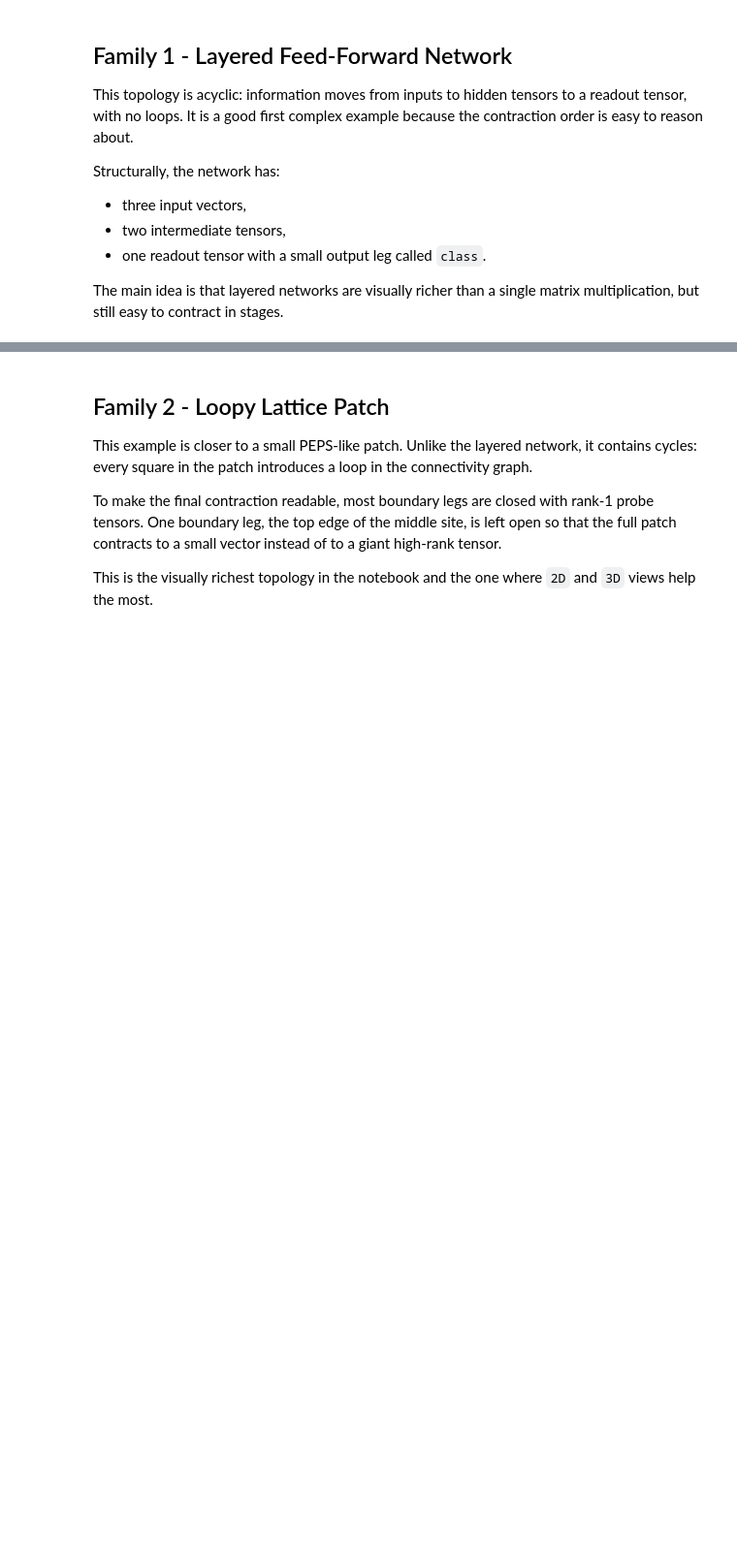
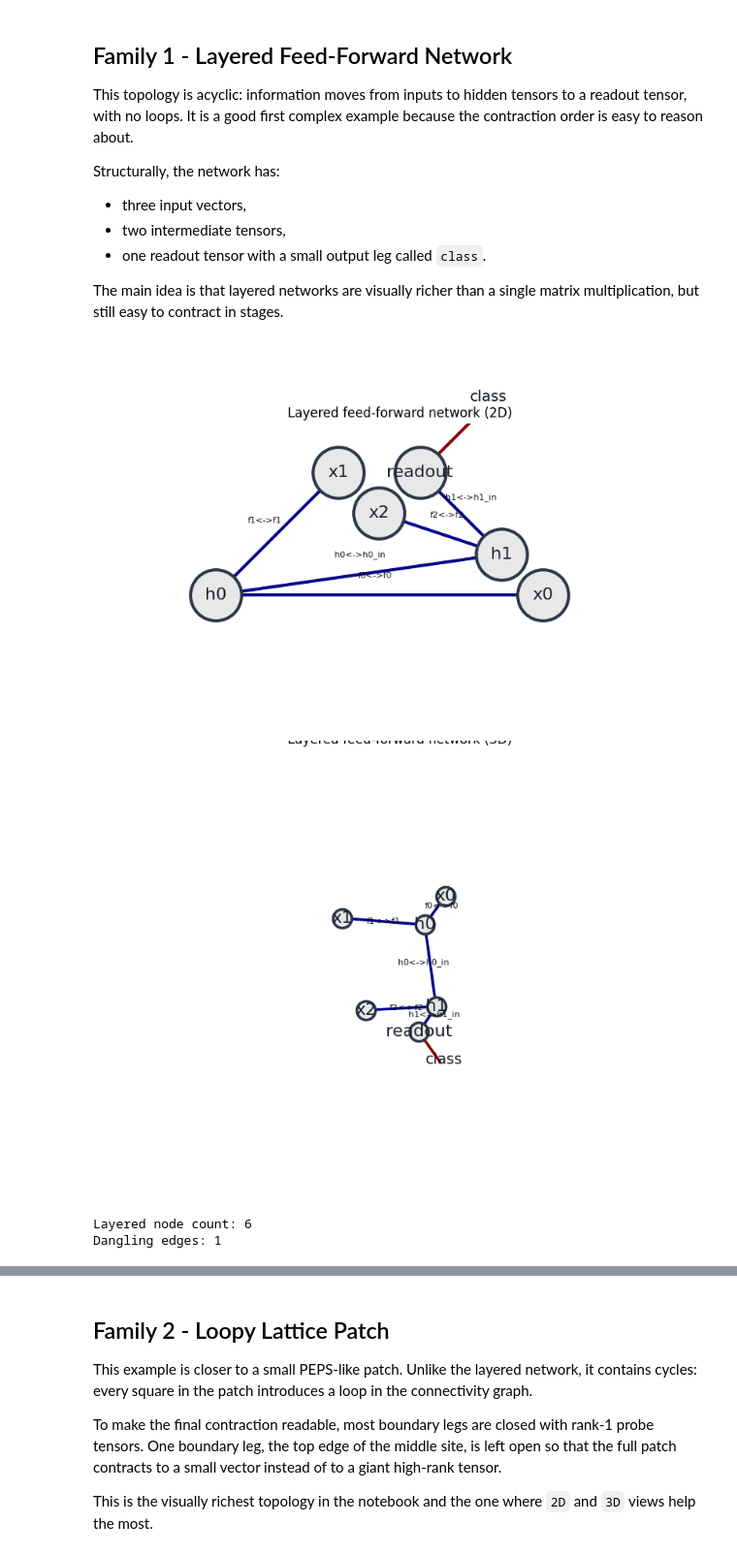
Before and after one commit to DOKOS-TAYOS/Mini-Qiskit_with_Tensor_Networks, a Jupyter notebook: tensornetwork_introduction.ipynb, the cells around one changed output, grey strips where cells are left out. Shown at 97% size. Cells and saved outputs as stored; diff of their text form; code cells hidden in the pictures; blank space fills up the shorter version.

```diff
--- a/tensornetwork_introduction.ipynb
+++ b/tensornetwork_introduction.ipynb
@@ -36,6 +36,12 @@ The helper cell below does four things:
 The plotting helper is careful about headless verification: if the backend is non-interactive, it closes the figures instead of calling `plt.show()` and producing warnings.
 # %%
 from __future__ import annotations
+
+try:
+    get_ipython().run_line_magic('matplotlib', 'widget')
+except (RuntimeError, NameError):
+    get_ipython().run_line_magic('matplotlib', 'inline')
+    print("Note: Using inline backend. For interactive 3D plots, install ipympl: pip install ipympl")
 
 import matplotlib
 import matplotlib.pyplot as plt
@@ -61,7 +67,9 @@ def reachable_nodes(seed_node: tn.Node):
 
 def _show_or_close(fig):
     backend = matplotlib.get_backend().lower()
-    if 'agg' in backend:
+    # Close when using non-interactive Agg backend (e.g. CI, headless).
+    # Do not match 'nbagg' (ipympl) which contains 'agg' as substring.
+    if 'backends.backend_agg' in backend or backend == 'agg':
         plt.close(fig)
     else:
         plt.show()
@@ -118,34 +126,63 @@ Structurally, the network has:
 The main idea is that layered networks are visually richer than a single matrix multiplication, but still easy to contract in stages.
 # %%
 def build_layered_network():
+    """Build a layered feed-forward tensor network.
+
+    Creates a three-layer network with:
+    - Three input vectors (x0, x1, x2) representing features
+    - Two hidden tensors (h0, h1) that process and combine information
+    - One readout tensor that produces a classification output
+
+    The network topology is acyclic, with information flowing:
+    x0, x1 → h0 → h1 ← x2 → readout
+
+    Returns:
+        dict: Dictionary containing all nodes in the network
+    """
+    # Create input feature vectors (dimension 3 each)
     x0 = tn.Node(normalized_tensor((3,), 10), name='x0', axis_names=['f0'])
     x1 = tn.Node(normalized_tensor((3,), 11), name='x1', axis_names=['f1'])
     x2 = tn.Node(normalized_tensor((3,), 12), name='x2', axis_names=['f2'])
 
+    # Create hidden layer tensors
+    # h0: combines x0 and x1, outputs to h1
     h0 = tn.Node(normalized_tensor((3, 3, 4), 20), name='h0', axis_names=['f0', 'f1', 'h0'])
+    # h1: receives from h0 and x2, outputs to readout
     h1 = tn.Node(normalized_tensor((3, 4, 4), 21), name='h1', axis_names=['f2', 'h0_in', 'h1'])
+    # readout: produces final classification (2 classes)
     readout = tn.Node(normalized_tensor((4, 2), 22), name='readout', axis_names=['h1_in', 'class'])
 
+    # Connect the network edges
+    # Layer 1: inputs to first hidden tensor
     x0['f0'] ^ h0['f0']
     x1['f1'] ^ h0['f1']
+    # Layer 2: first hidden to second hidden
     h0['h0'] ^ h1['h0_in']
     x2['f2'] ^ h1['f2']
+    # Layer 3: second hidden to readout
     h1['h1'] ^ readout['h1_in']
 
     return {
         'x0': x0,
         'x1': x1,
         'x2': x2,
         'h0': h0,
         'h1': h1,
         'readout': readout,
     }
 
 
+# Build and visualize the layered network
 layered = build_layered_network()
 layered_nodes = render_2d_3d(layered['x0'], 'Layered feed-forward network')
+# Report network statistics
 print('Layered node count:', len(layered_nodes))
 print('Dangling edges:', sum(len(node.get_all_dangling()) for node in layered_nodes))
+# %% [output]
+[figure, added]
+[figure, added]
+Layered node count: 6
+Dangling edges: 1
 # %%
 layered = build_layered_network()
 x0 = layered['x0']
```
Also changed, not shown: parts of 5 cells of this notebook, 5 other files.
